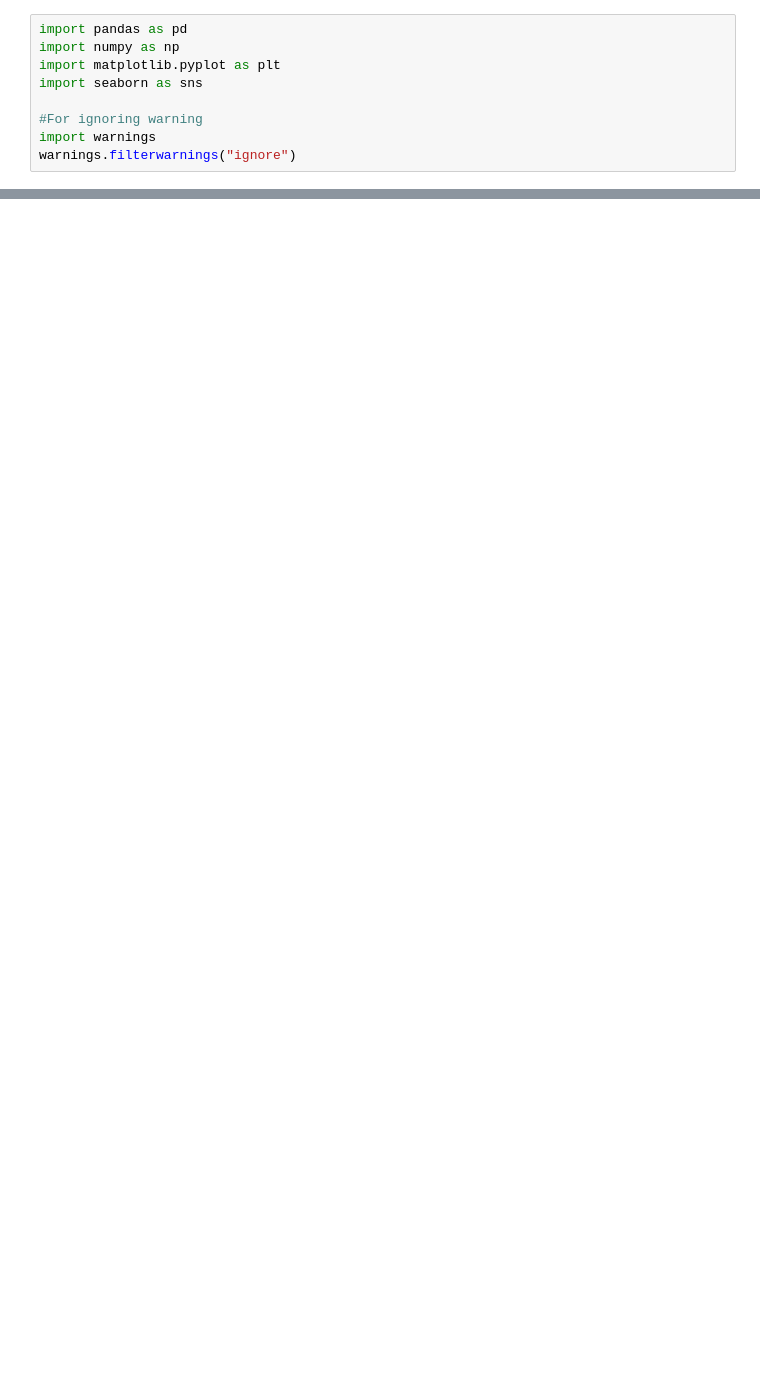
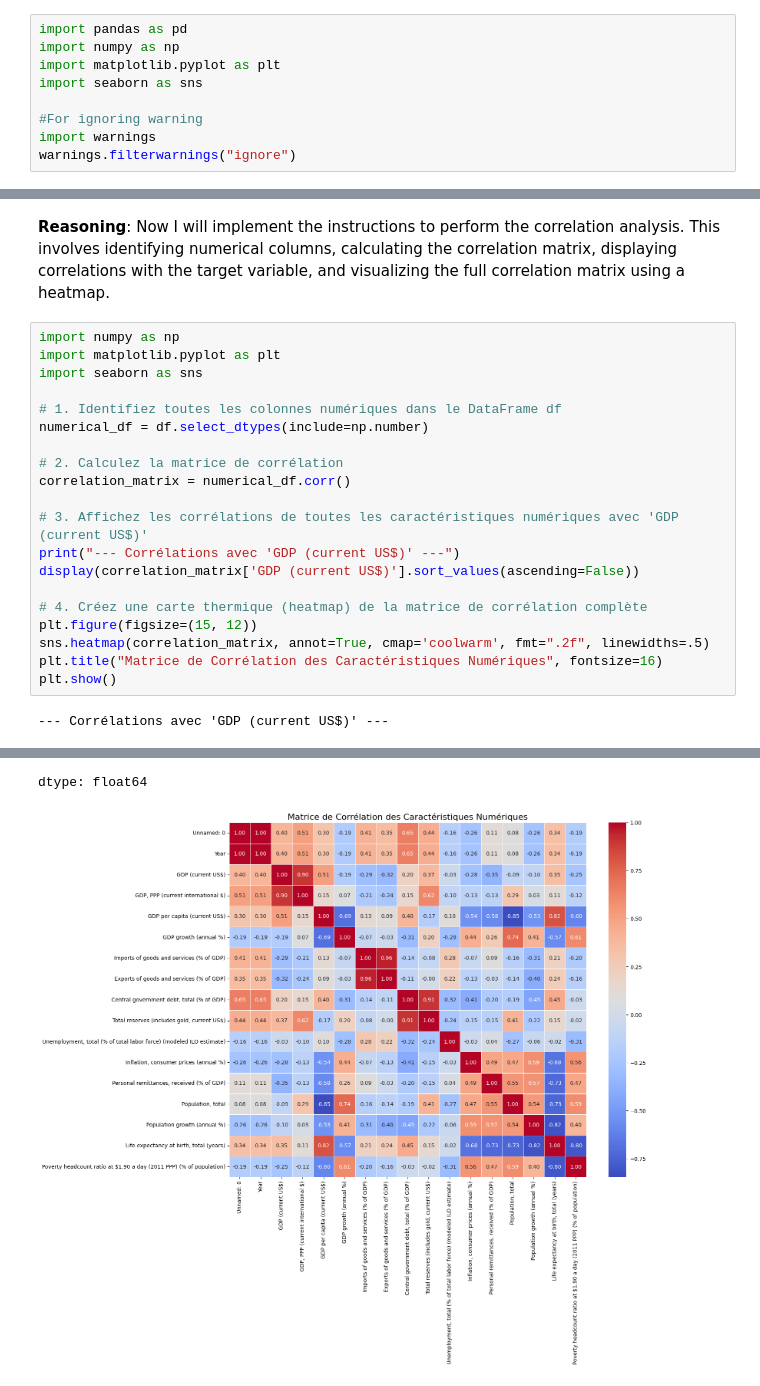
Before and after one commit to elbakraouihayatencg-svg/analyse-top-six-economies, a Jupyter notebook: Untitled12.ipynb, the cells around one changed output, grey strips where cells are left out. Saved outputs shown, nothing was run; the diff lists cells and outputs as text; blank space fills up the shorter version.

```diff
--- a/Untitled12.ipynb
+++ b/Untitled12.ipynb
@@ -77,0 +463,25 @@ df
+# %% [markdown]
+**Reasoning**:
+Now I will implement the instructions to perform the correlation analysis. This involves identifying numerical columns, calculating the correlation matrix, displaying correlations with the target variable, and visualizing the full correlation matrix using a heatmap.
+# %%
+import numpy as np
+import matplotlib.pyplot as plt
+import seaborn as sns
+
+# 1. Identifiez toutes les colonnes numériques dans le DataFrame df
+numerical_df = df.select_dtypes(include=np.number)
+
+# 2. Calculez la matrice de corrélation
+correlation_matrix = numerical_df.corr()
+
+# 3. Affichez les corrélations de toutes les caractéristiques numériques avec 'GDP (current US$)'
+print("--- Corrélations avec 'GDP (current US$)' ---")
+display(correlation_matrix['GDP (current US$)'].sort_values(ascending=False))
+
+# 4. Créez une carte thermique (heatmap) de la matrice de corrélation complète
+plt.figure(figsize=(15, 12))
+sns.heatmap(correlation_matrix, annot=True, cmap='coolwarm', fmt=".2f", linewidths=.5)
+plt.title("Matrice de Corrélation des Caractéristiques Numériques", fontsize=16)
+plt.show()
+# %% [output]
+--- Corrélations avec 'GDP (current US$)' ---
@@ -77,0 +506,2 @@ df
+dtype: float64
+[figure, added]
```
Also changed, not shown: parts of 47 cells of this notebook.
